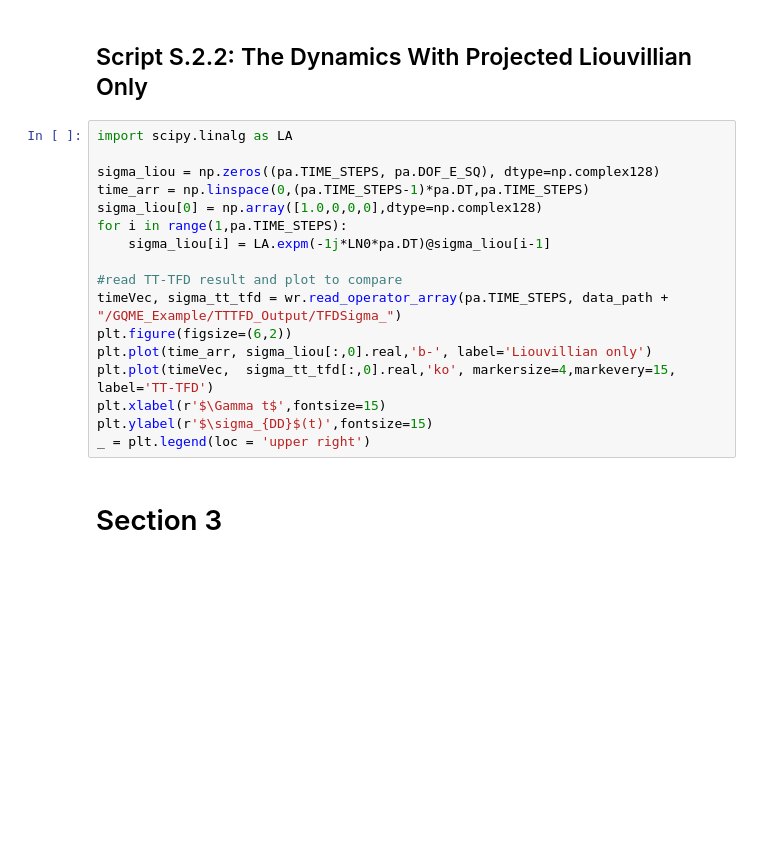
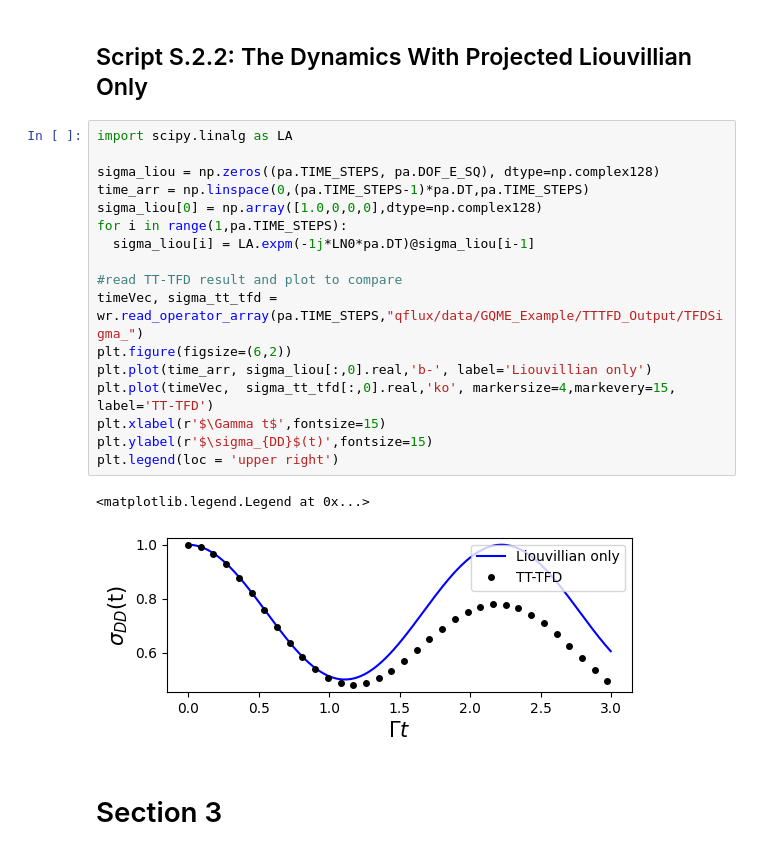
Before and after one commit to batistagroup/qflux, a Jupyter notebook: demos/manuscript/JCTC_VI.ipynb, the cells around one changed output. Cells and saved outputs as stored; diff of their text form; blank space fills up the shorter version.

```diff
--- a/demos/manuscript/JCTC_VI.ipynb
+++ b/demos/manuscript/JCTC_VI.ipynb
@@ -137,20 +201,23 @@ LN0[2][2] = -2. * EPSILON
 # %%
 import scipy.linalg as LA
 
 sigma_liou = np.zeros((pa.TIME_STEPS, pa.DOF_E_SQ), dtype=np.complex128)
 time_arr = np.linspace(0,(pa.TIME_STEPS-1)*pa.DT,pa.TIME_STEPS)
 sigma_liou[0] = np.array([1.0,0,0,0],dtype=np.complex128)
 for i in range(1,pa.TIME_STEPS):
-    sigma_liou[i] = LA.expm(-1j*LN0*pa.DT)@sigma_liou[i-1]
+  sigma_liou[i] = LA.expm(-1j*LN0*pa.DT)@sigma_liou[i-1]
 
 #read TT-TFD result and plot to compare
-timeVec, sigma_tt_tfd = wr.read_operator_array(pa.TIME_STEPS, data_path + "/GQME_Example/TTTFD_Output/TFDSigma_")
+timeVec, sigma_tt_tfd = wr.read_operator_array(pa.TIME_STEPS,"qflux/data/GQME_Example/TTTFD_Output/TFDSigma_")
 plt.figure(figsize=(6,2))
 plt.plot(time_arr, sigma_liou[:,0].real,'b-', label='Liouvillian only')
 plt.plot(timeVec,  sigma_tt_tfd[:,0].real,'ko', markersize=4,markevery=15, label='TT-TFD')
 plt.xlabel(r'$\Gamma t$',fontsize=15)
 plt.ylabel(r'$\sigma_{DD}$(t)',fontsize=15)
-_ = plt.legend(loc = 'upper right')
+plt.legend(loc = 'upper right')
+# %% [output]
+<matplotlib.legend.Legend at 0x...>
+[figure, added]
 # %% [markdown]
 # Section 3
 # %% [markdown]
```
Also changed, not shown: parts of 31 cells of this notebook.
